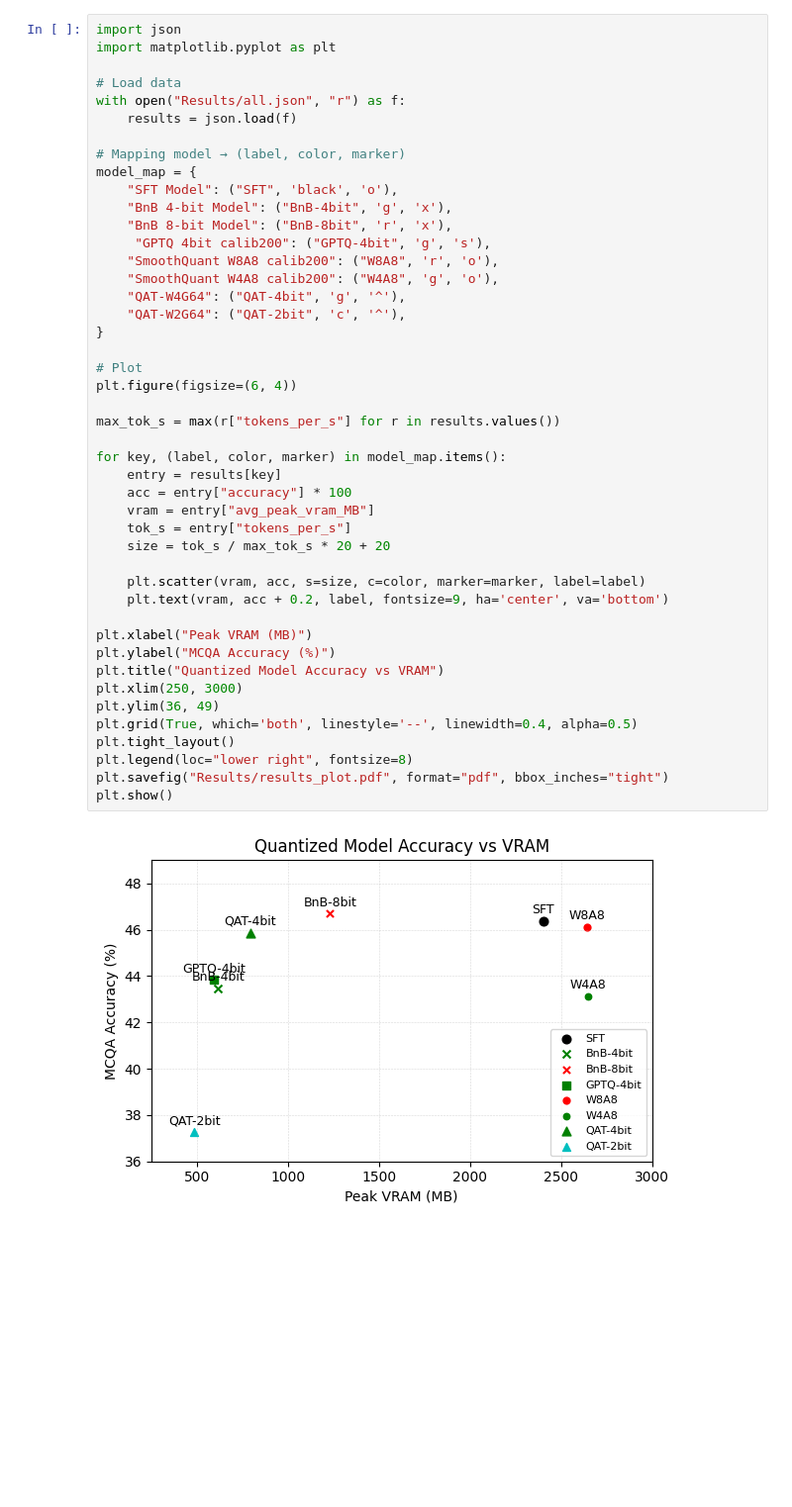
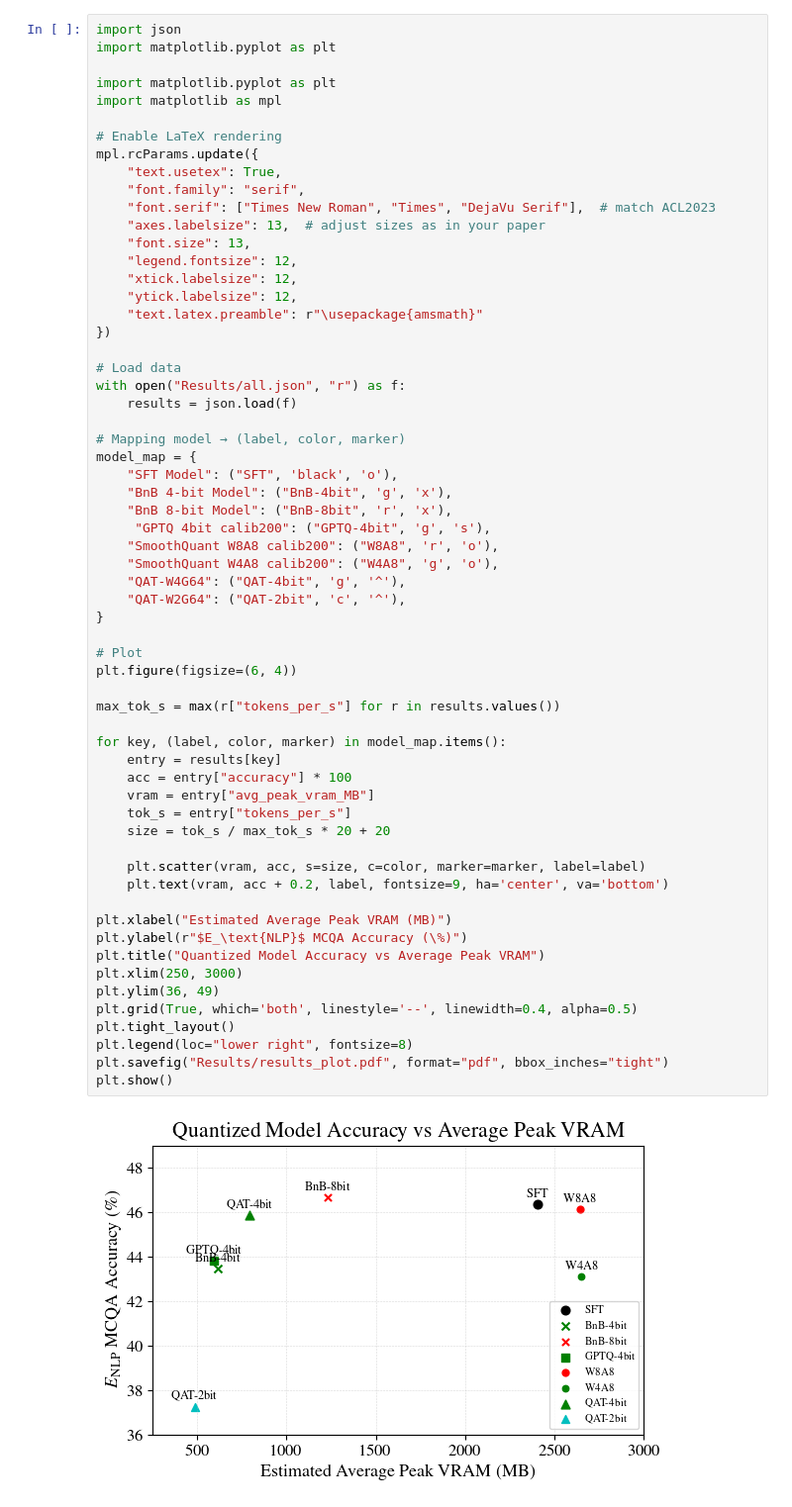
Before and after one commit to theS3b/A-Lightweight-LLM-as-a-STEM-Study-Assistant, a Jupyter notebook: code/train_quantized/Show Results.ipynb, the cells around one changed output. Shown at 99% size. Cells and saved outputs as stored; diff of their text form; blank space fills up the shorter version.

Commit message:
Better Plotting

```diff
--- a/code/train_quantized/Show Results.ipynb
+++ b/code/train_quantized/Show Results.ipynb
@@ -1,6 +1,22 @@
 # %%
 import json
 import matplotlib.pyplot as plt
+
+import matplotlib.pyplot as plt
+import matplotlib as mpl
+
+# Enable LaTeX rendering
+mpl.rcParams.update({
+    "text.usetex": True,
+    "font.family": "serif",
+    "font.serif": ["Times New Roman", "Times", "DejaVu Serif"],  # match ACL2023
+    "axes.labelsize": 13,  # adjust sizes as in your paper
+    "font.size": 13,
+    "legend.fontsize": 12,
+    "xtick.labelsize": 12,
+    "ytick.labelsize": 12,
+    "text.latex.preamble": r"\usepackage{amsmath}"
+})
 
 # Load data
 with open("Results/all.json", "r") as f:
@@ -14,34 +30,34 @@ model_map = {
      "GPTQ 4bit calib200": ("GPTQ-4bit", 'g', 's'),
     "SmoothQuant W8A8 calib200": ("W8A8", 'r', 'o'),
     "SmoothQuant W4A8 calib200": ("W4A8", 'g', 'o'),
     "QAT-W4G64": ("QAT-4bit", 'g', '^'),
     "QAT-W2G64": ("QAT-2bit", 'c', '^'),
 }
 
 # Plot
 plt.figure(figsize=(6, 4))
 
 max_tok_s = max(r["tokens_per_s"] for r in results.values())
 
 for key, (label, color, marker) in model_map.items():
     entry = results[key]
     acc = entry["accuracy"] * 100
     vram = entry["avg_peak_vram_MB"]
     tok_s = entry["tokens_per_s"]
     size = tok_s / max_tok_s * 20 + 20
 
     plt.scatter(vram, acc, s=size, c=color, marker=marker, label=label)
     plt.text(vram, acc + 0.2, label, fontsize=9, ha='center', va='bottom')
 
-plt.xlabel("Peak VRAM (MB)")
-plt.ylabel("MCQA Accuracy (%)")
-plt.title("Quantized Model Accuracy vs VRAM")
+plt.xlabel("Estimated Average Peak VRAM (MB)")
+plt.ylabel(r"$E_\text{NLP}$ MCQA Accuracy (\%)")
+plt.title("Quantized Model Accuracy vs Average Peak VRAM")
 plt.xlim(250, 3000)
 plt.ylim(36, 49)
 plt.grid(True, which='both', linestyle='--', linewidth=0.4, alpha=0.5)
 plt.tight_layout()
 plt.legend(loc="lower right", fontsize=8)
 plt.savefig("Results/results_plot.pdf", format="pdf", bbox_inches="tight")
 plt.show()
 # %% [output]
-[figure, old version]
+[figure, new version]
```
Also changed, not shown: 1 other file.
